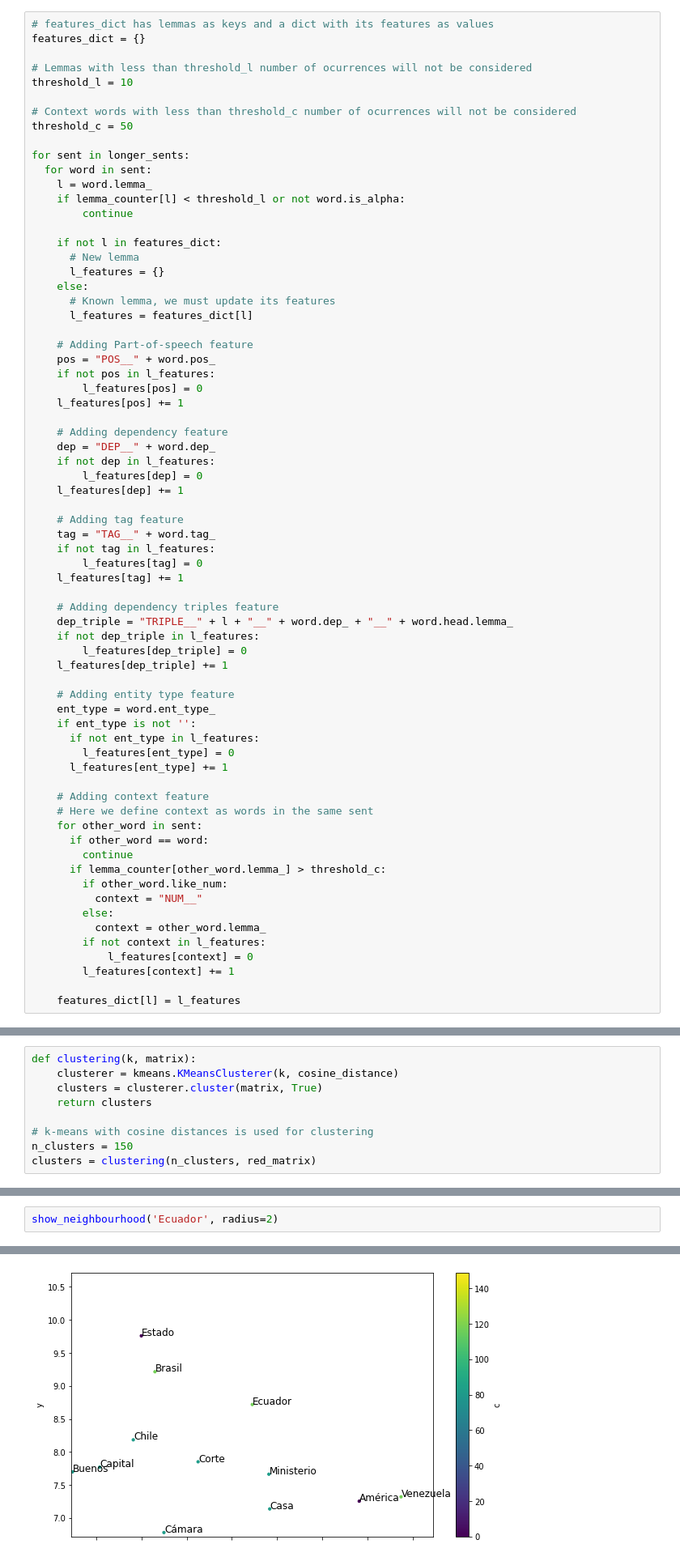
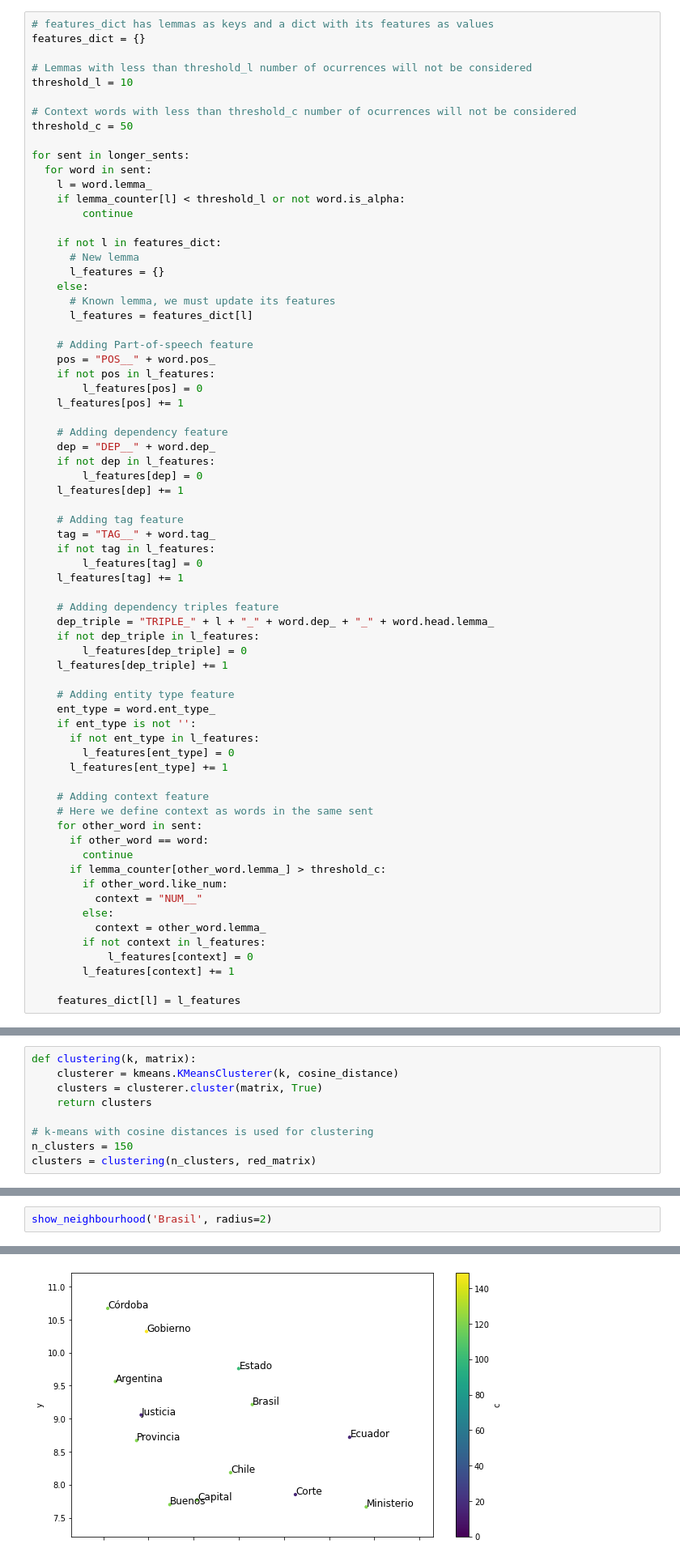
Before and after one commit to guidoivetta/clustering-TM-2021, a Jupyter notebook: Clustering_TM.ipynb, the cells around one changed output, grey strips where cells are left out. Shown at 81% size. Cells and saved outputs as stored; diff of their text form.

```diff
--- a/Clustering_TM.ipynb
+++ b/Clustering_TM.ipynb
@@ -142,7 +142,7 @@ for sent in longer_sents:
     l_features[tag] += 1
 
     # Adding dependency triples feature
-    dep_triple = "TRIPLE__" + l + "__" + word.dep_ + "__" + word.head.lemma_
+    dep_triple = "TRIPLE_" + l + "_" + word.dep_ + "_" + word.head.lemma_
     if not dep_triple in l_features:
         l_features[dep_triple] = 0
     l_features[dep_triple] += 1
@@ -299,5 +299,5 @@ Cluster for Facultad:
 Neighbourhood:
 [figure]
 # %%
-show_neighbourhood('Ecuador', radius=2)
+show_neighbourhood('Brasil', radius=2)
 # %% [output]
@@ -306,6 +306,6 @@ Cluster for Ecuador:
 
 Neighbourhood:
-[figure, old version]
+[figure, new version]
 # %% [markdown]
 # Embeddings
 # %% [markdown]
```
Also changed, not shown: parts of 13 cells of this notebook.
